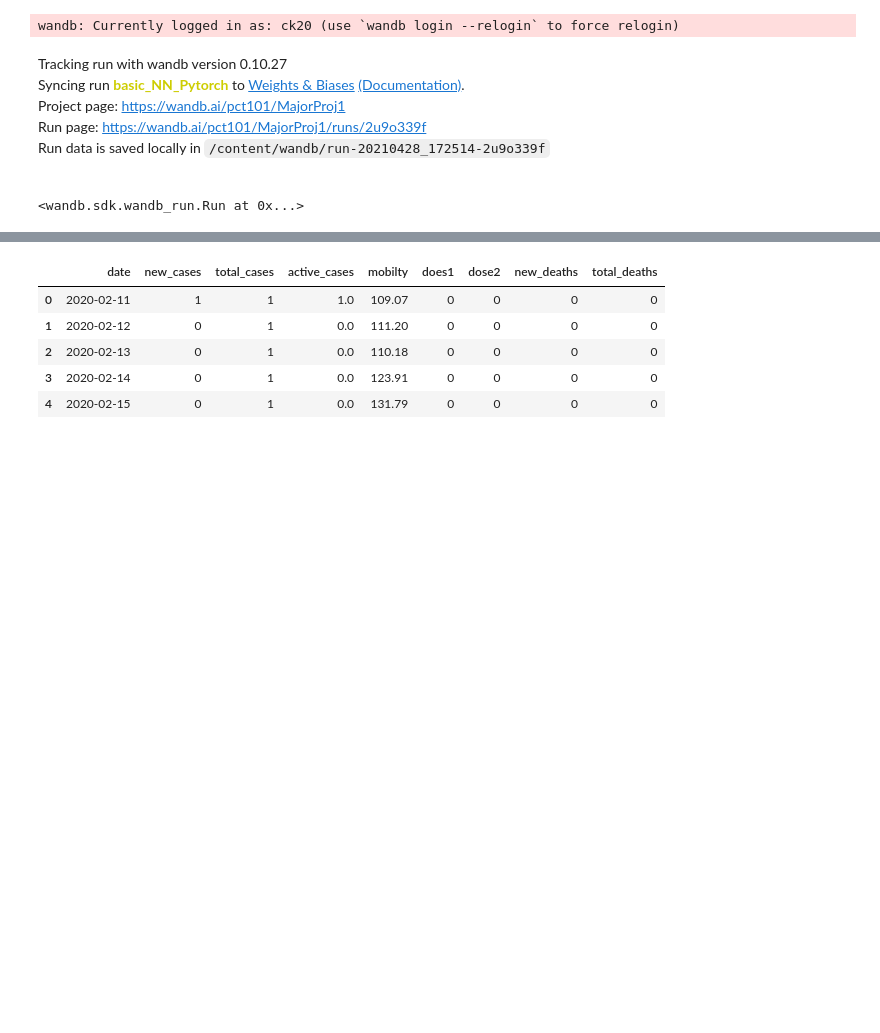
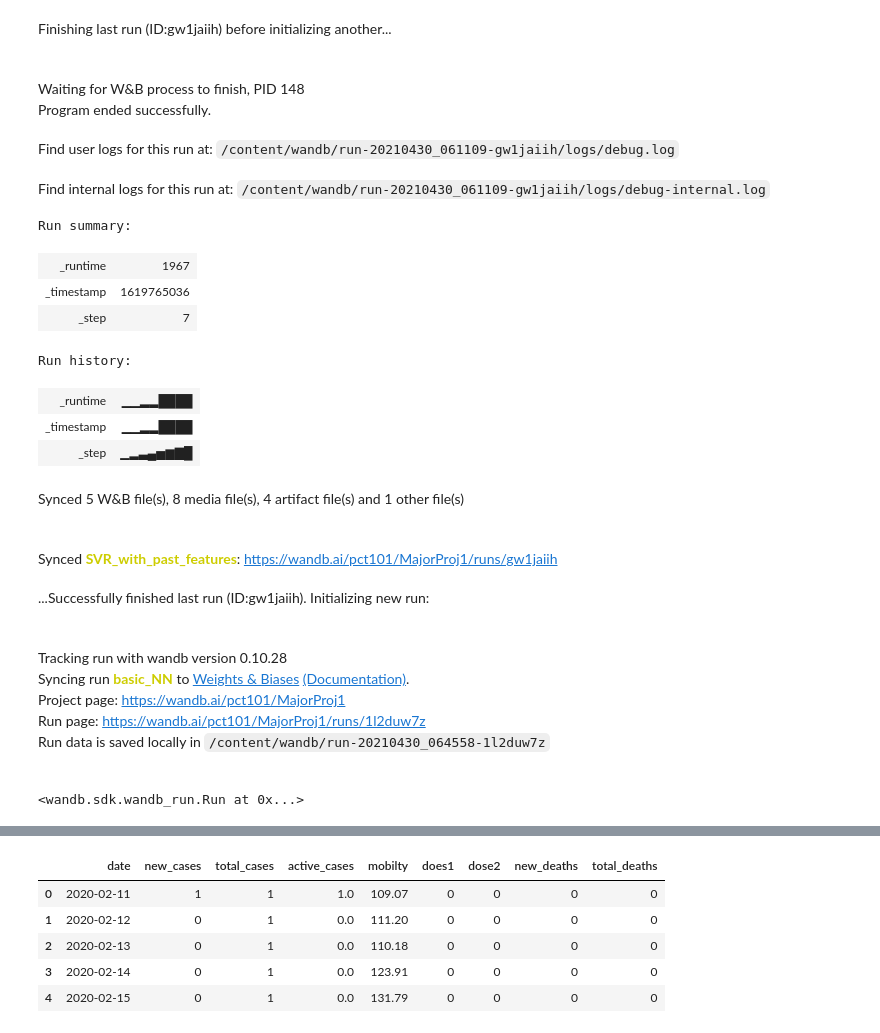
Before and after one commit to ChetanKhanna/MajorProj-ML, a Jupyter notebook: src/Experiment.ipynb, the cells around one changed output, grey strips where cells are left out. Saved outputs shown, nothing was run; the diff lists cells and outputs as text; code cells hidden in the pictures; blank space fills up the shorter version.

```diff
--- a/src/Chetan.ipynb
+++ b/src/Experiment.ipynb
@@ -46,16 +44,31 @@ True
 # %%
 # rename project with the new project you create
 proj = 'MajorProj1'
-run_name = 'basic_NN_Pytorch'
+run_name = 'basic_NN'
 wandb.init(project=proj, entity='pct101', name=run_name)
 # %% [output]
+Finishing last run (ID:gw1jaiih) before initializing another...
+Waiting for W&B process to finish, PID 148
+Program ended successfully.
+Find user logs for this run at: /content/wandb/run-20210430_061109-gw1jaiih/logs/debug.log
+Find internal logs for this run at: /content/wandb/run-20210430_061109-gw1jaiih/logs/debug-internal.log
-wandb: Currently logged in as: ck20 (use `wandb login --relogin` to force relogin)
+Run summary:
-Tracking run with wandb version 0.10.27
-Syncing run basic_NN_Pytorch to Weights & Biases (Documentation).
-Project page: https://wandb.ai/pct101/MajorProj1
-Run page: https://wandb.ai/pct101/MajorProj1/runs/2u9o339f
-Run data is saved locally in /content/wandb/run-20210428_172514-2u9o339f
+| _runtime | 1967 |
+| _timestamp | 1619765036 |
+| _step | 7 |
-<wandb.sdk.wandb_run.Run at 0x...>
+Run history:
+| _runtime | ▁▁▂▂████ |
+| _timestamp | ▁▁▂▂████ |
+| _step | ▁▂▃▄▅▆▇█ |
+Synced 5 W&B file(s), 8 media file(s), 4 artifact file(s) and 1 other file(s)
+Synced SVR_with_past_features: https://wandb.ai/pct101/MajorProj1/runs/gw1jaiih
+...Successfully finished last run (ID:gw1jaiih). Initializing new run:
+Tracking run with wandb version 0.10.28
+Syncing run basic_NN to Weights & Biases (Documentation).
+Project page: https://wandb.ai/pct101/MajorProj1
+Run page: https://wandb.ai/pct101/MajorProj1/runs/1l2duw7z
+Run data is saved locally in /content/wandb/run-20210430_064558-1l2duw7z
+<wandb.sdk.wandb_run.Run at 0x...>
 # %%
 df = pd.read_csv('data.csv')
 df.info()
```
Also changed, not shown: parts of 16 cells of this notebook, 1 other file.
